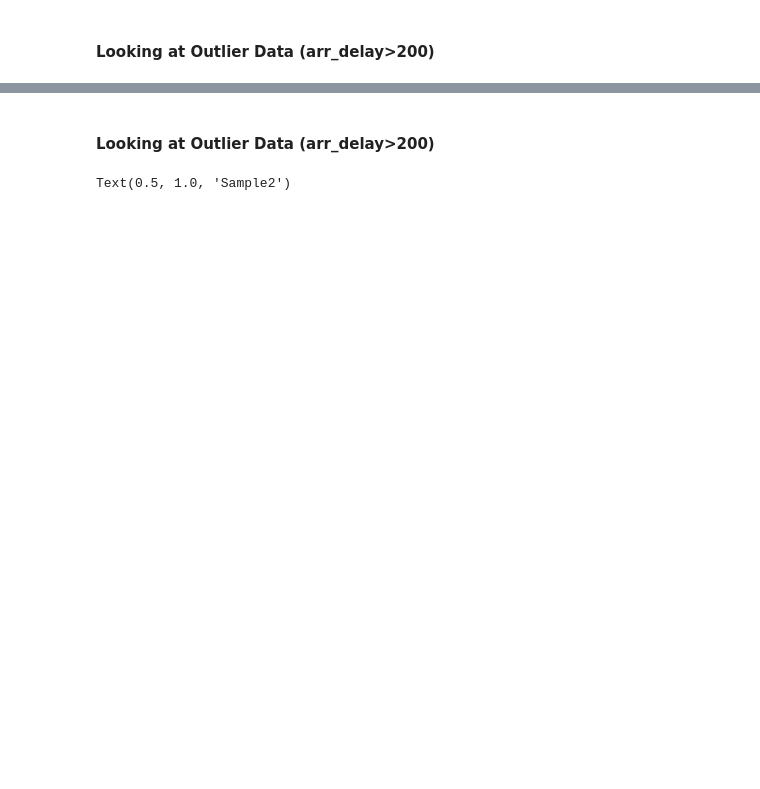
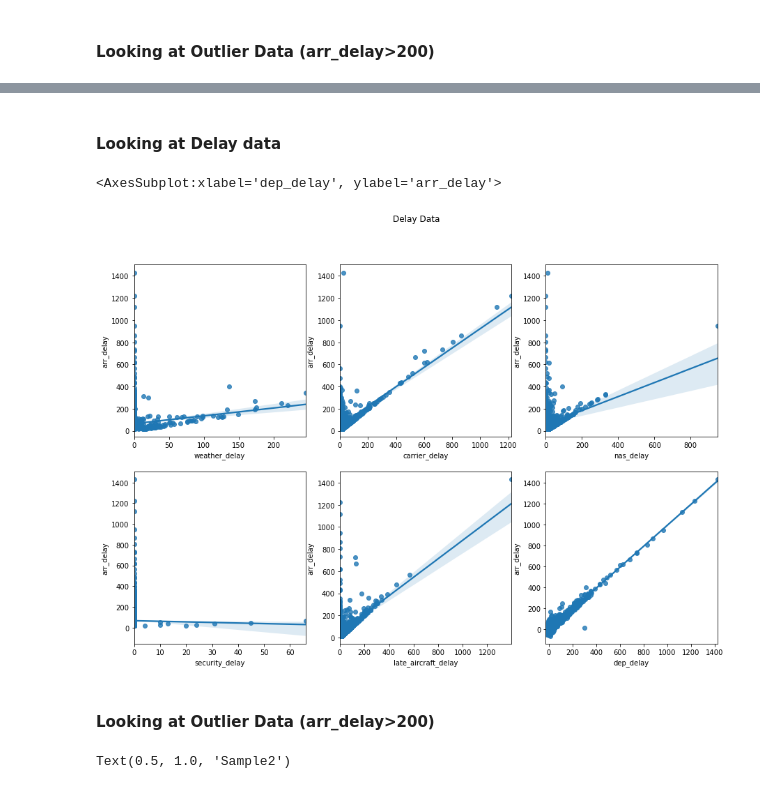
Before and after one commit to WongMatthew/LHL-Predicting-Flight-Patterns, a Jupyter notebook: Flight Prediction - master/exploratory_analysis.ipynb, the cells around one changed output, grey strips where cells are left out. Saved outputs shown, nothing was run; the diff lists cells and outputs as text; code cells hidden in the pictures; blank space fills up the shorter version.

```diff
--- a/Flight Prediction - master/exploratory_analysis.ipynb
+++ b/Flight Prediction - master/exploratory_analysis.ipynb
@@ -423,3 +426,36 @@ sns.regplot(x='late_aircraft_delay',y='arr_delay',data=outliers,ax=axes[0,2])
+# %% [markdown]
+#### **Looking at Delay data**
+# %%
+outliers = sample1[['origin_city_name','dest_city_name','arr_delay','dep_delay','weather_delay','carrier_delay','nas_delay','security_delay','late_aircraft_delay']]
+outliers.head()
+
+outliers = sample1[['origin_city_name','dest_city_name','arr_delay','dep_delay','weather_delay','carrier_delay','nas_delay','security_delay','late_aircraft_delay']]
+outliers.head()
+
+#create charts
+fig, axes = plt.subplots(2, 3, figsize=(15,10))
+fig.suptitle('Delay Data')
+
+#weather_delay
+sns.regplot(x='weather_delay',y='arr_delay',data=outliers,ax=axes[0,0])
+
+#carrier_delay
+sns.regplot(x='carrier_delay',y='arr_delay',data=outliers,ax=axes[0,1])
+
+#nas_delay
+sns.regplot(x='nas_delay',y='arr_delay',data=outliers,ax=axes[0,2])
+
+#security_delay
+sns.regplot(x='security_delay',y='arr_delay',data=outliers,ax=axes[1,0])
+
+#late_aircraft_delay
+sns.regplot(x='late_aircraft_delay',y='arr_delay',data=outliers,ax=axes[1,1])
+
+#dep_delay
+sns.regplot(x='dep_delay',y='arr_delay',data=outliers,ax=axes[1,2])
+# %% [output]
+<AxesSubplot:xlabel='dep_delay', ylabel='arr_delay'>
+[figure, added]
 # %% [markdown]
 #### **Looking at Outlier Data (arr_delay>200)**
 # %%
```
Also changed, not shown: parts of 7 cells of this notebook, 2 other files.
